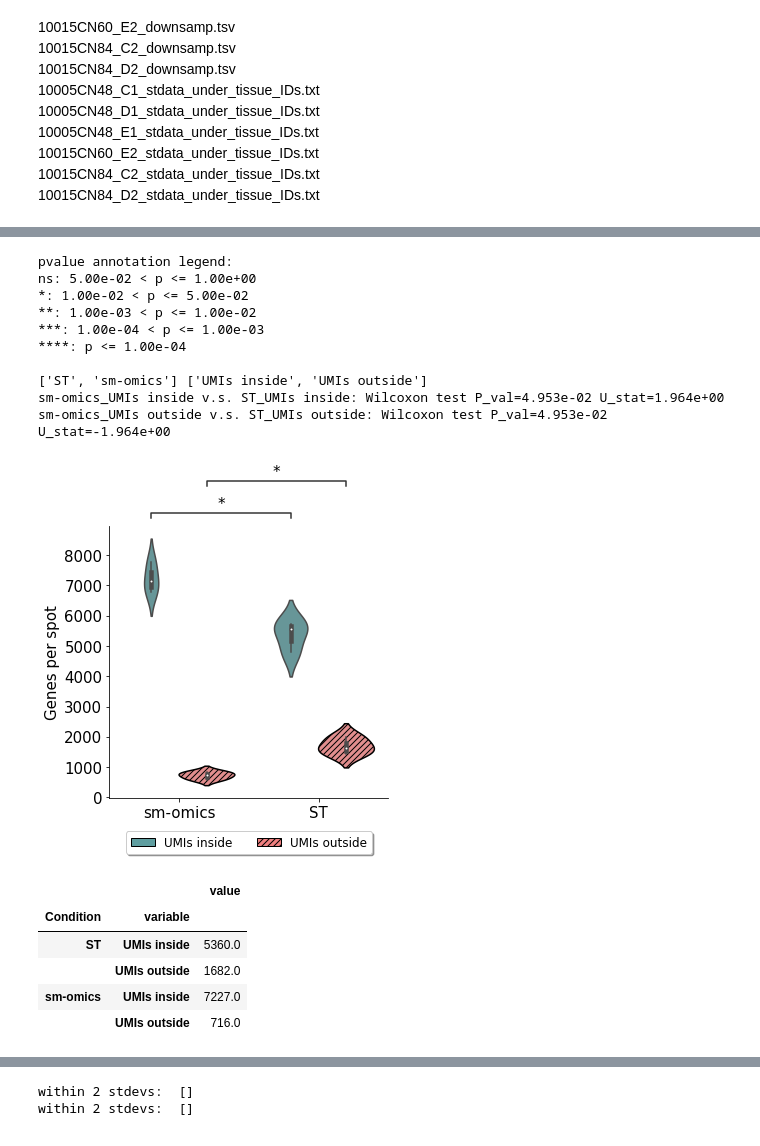
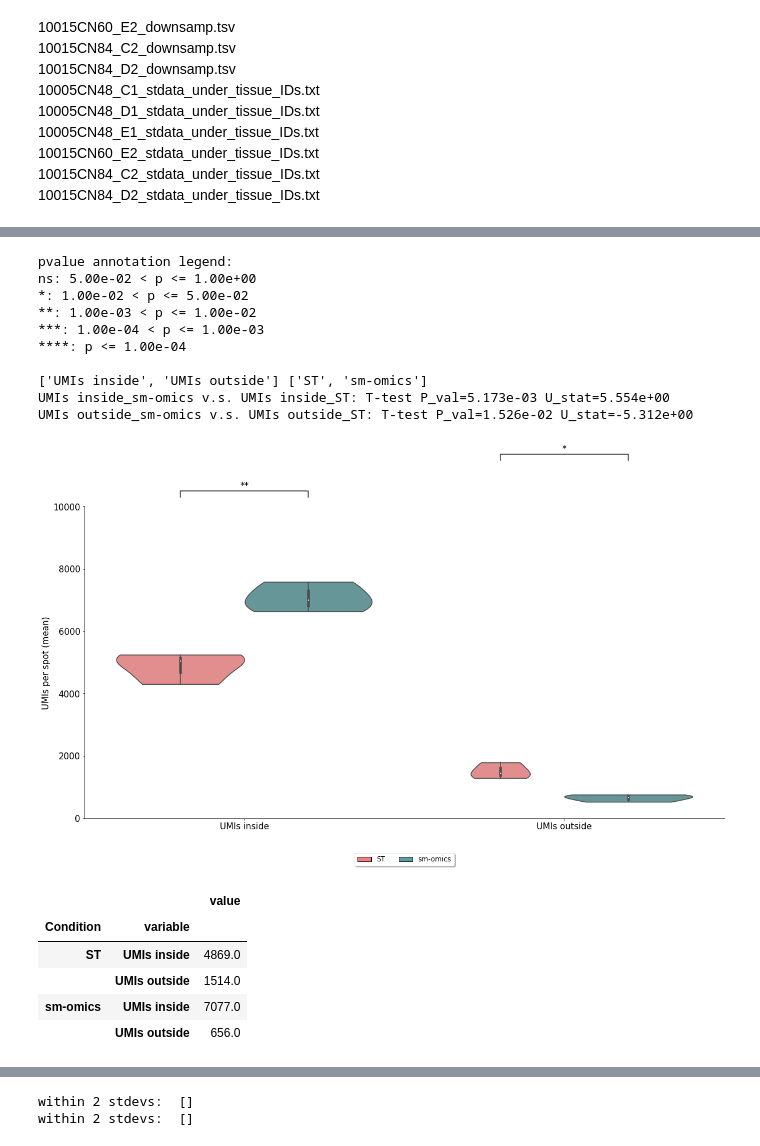
Before and after one commit to klarman-cell-observatory/sm-omics, a Jupyter notebook: smomics_performance/ST_vs_Sm-omics_genes_and_umis_per_spot.ipynb, the cells around one changed output, grey strips where cells are left out. Drawn from its saved outputs; the diff is of its cells as text; code cells hidden in the pictures.

```diff
--- a/smomics_performance/ST_vs_Sm-omics_genes_and_umis_per_spot.ipynb
+++ b/smomics_performance/ST_vs_Sm-omics_genes_and_umis_per_spot.ipynb
@@ -48,7 +48,7 @@ def stat_test(box_data1, box_data2, test):
                            .format(pval, u_stat))
 
     elif test == 'ttest':
-        u_stat, pval = stats.ttest_ind(box_data1, box_data2, equal_var=True)
+        u_stat, pval = stats.ttest_ind(box_data1, box_data2, equal_var=False)
         test_short_name = 'T-test'
         formatted_output = ("T-test P_val={:.3e} U_stat={:.3e}"
                            .format(pval, u_stat))
@@ -368,5 +376,6 @@ sam_cond = {'ST': ['10005CN48_C1', '10005CN48_D1', '10005CN48_E1'],
 # %%
-path = '/Users/svickovi/Desktop/smomics_data'
+'Reads in tsv counts files'
+path = '../../smomics_data/'
 
 samples_list = ['10005CN48_C1', '10005CN48_D1', '10005CN48_E1', '10015CN84_D2', '10015CN84_C2', '10015CN60_E2']
 
@@ -580,15 +592,15 @@ within 2 stdevs:  []
 # %%
-# Plot
+'Plots violin plots inside vs. outside tissue: Genes'
 fig = plt.figure(figsize=(5, 5))
 
-x='Condition'
+x='variable'
 y='value'
-hue = 'variable'
+hue = 'Condition'
 data=dfplot_umi
 
-ax = sns.violinplot(x=x, y=y, data=data, hue=hue, order = ['sm-omics', 'ST'], palette = ['cadetblue', 'lightcoral'])
+ax = sns.violinplot(x=x, y=y, data=data, hue=hue, order = ['UMIs inside', 'UMIs outside'], palette = [ 'lightcoral','cadetblue'], cut=0)
 
-# change background color
+# change background color and figure borders
 back_c = 'white'
 ax.set_facecolor(back_c)
 ax.grid(False)
@@ -600,57 +612,61 @@ ax.spines['left'].set_color('k')
 
 # X and y label size
 ax.set_xlabel("")
-ax.set_ylabel("Genes per spot", fontsize=15)
+ax.set_ylabel("UMIs per spot (mean)", fontsize=15)
+ax.set_ylim([0,10000])
 
 # x and y ticks
 ax.tick_params(axis='y', labelsize=15)
 ax.tick_params(axis='x', labelsize=15)
 
-# Calculate T-test
-boxPairList = [(('sm-omics', 'UMIs inside'), ('ST', 'UMIs inside')),
-               (('sm-omics', 'UMIs outside'), ('ST', 'UMIs outside'))]
+# Calculate Wilcoxons
+boxPairList = [(('UMIs inside','sm-omics'), ('UMIs inside','ST')),
+               (('UMIs outside','sm-omics'), ('UMIs outside','ST'))]
 
 add_stat_annotation(ax, data=data, x=x, y=y, hue=hue,
                     box_pairs=boxPairList,
-                    test='Wilcoxon', text_format='star', loc='outside', verbose=2, fontsize=15)
+                    test='ttest', text_format='star', loc='outside', verbose=2, fontsize=15)
 
 # Add patterns to distinuigh boxes
 hatch= ['////']
-for i, thisviolin in enumerate(ax.get_children()):
-    if isinstance(thisviolin, mpl.collections.PolyCollection):
-        if i in [2, 6]:
-            thisviolin.set_hatch(hatch =hatch[0])
-            thisviolin.set_edgecolor('k')
+# for i, thisviolin in enumerate(ax.get_children()):
+#     if isinstance(thisviolin, mpl.collections.PolyCollection):
+#         if i in [2, 6]:
+#             thisviolin.set_hatch(hatch =hatch[0])
+#             thisviolin.set_edgecolor('k')
 
 # Legend
 handles, labels = ax.get_legend_handles_labels()
-labels2 = ['UMIs inside', 'UMIs outside']
+labels2 = [ 'ST','sm-omics']
 handles2 = handles[0:2]
 
-inside_patch = mpatches.Patch( facecolor='cadetblue', label=labels2[0], edgecolor='k')
-outside_patch= mpatches.Patch( facecolor='lightcoral', hatch=hatch[0],label=labels2[1], edgecolor='k')
+inside_patch = mpatches.Patch( facecolor='lightcoral', label=labels2[0], edgecolor='k')
+outside_patch= mpatches.Patch( facecolor='cadetblue',  label=labels2[1], edgecolor='k')
 ax.legend(handles = [inside_patch, outside_patch],loc='upper center', bbox_to_anchor=(0.5, -0.1),
           fancybox=True, shadow=True, ncol=2, fontsize=12)
 
-plt.show()
+
+fig.set_size_inches(20, 10)
+plt.savefig("../../figures/SM_ST_UMIs.pdf", transparent=True, bbox_inches = 'tight',
+   pad_inches = 0, dpi=1200)
 # %% [output]
 pvalue annotation legend:
 ns: 5.00e-02 < p <= 1.00e+00
 *: 1.00e-02 < p <= 5.00e-02
 **: 1.00e-03 < p <= 1.00e-02
 ***: 1.00e-04 < p <= 1.00e-03
 ****: p <= 1.00e-04
 
-['ST', 'sm-omics'] ['UMIs inside', 'UMIs outside']
-sm-omics_UMIs inside v.s. ST_UMIs inside: Wilcoxon test P_val=4.953e-02 U_stat=1.964e+00
-sm-omics_UMIs outside v.s. ST_UMIs outside: Wilcoxon test P_val=4.953e-02 U_stat=-1.964e+00
+['UMIs inside', 'UMIs outside'] ['ST', 'sm-omics']
+UMIs inside_sm-omics v.s. UMIs inside_ST: T-test P_val=5.173e-03 U_stat=5.554e+00
+UMIs outside_sm-omics v.s. UMIs outside_ST: T-test P_val=1.526e-02 U_stat=-5.312e+00
-[figure, old version]
+[figure, new version]
 # %%
 data.groupby(['Condition', 'variable']).mean().round()
 # %% [output]
 |  |  | value |
 | Condition | variable |  |
-| ST | UMIs inside | 5360.0 |
-|  | UMIs outside | 1682.0 |
-| sm-omics | UMIs inside | 7227.0 |
-|  | UMIs outside | 716.0 |
+| ST | UMIs inside | 4869.0 |
+|  | UMIs outside | 1514.0 |
+| sm-omics | UMIs inside | 7077.0 |
+|  | UMIs outside | 656.0 |
```
Also changed, not shown: parts of 15 cells of this notebook, 7 other files.
